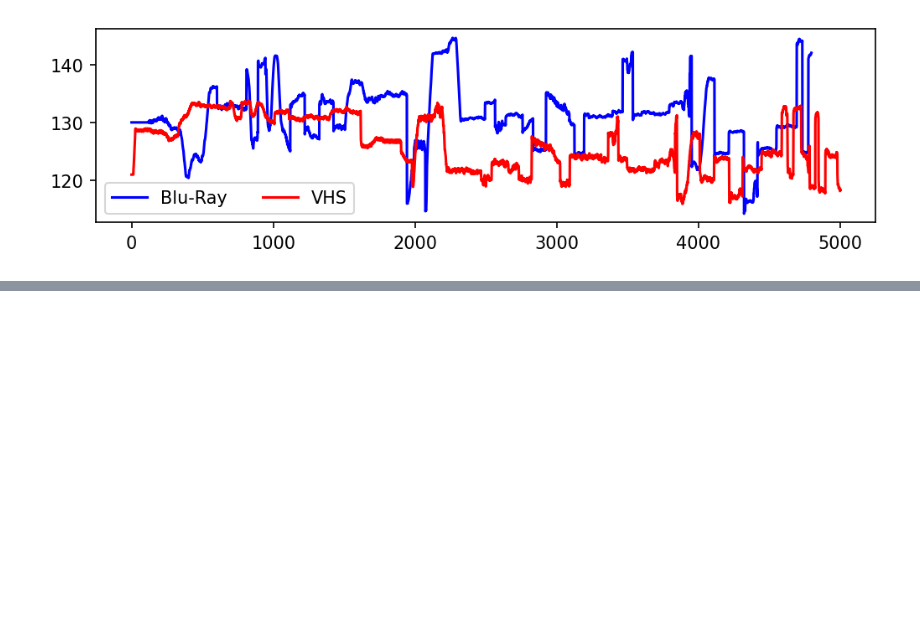
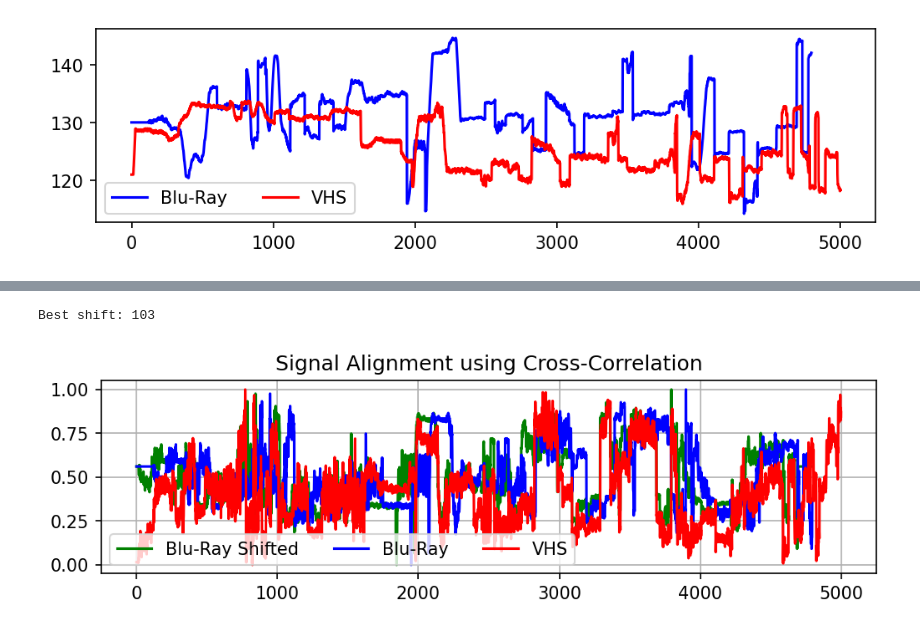
Before and after one commit to GeneralWatt/heidi-language-sync, a Jupyter notebook: Heidi.ipynb, the cells around one changed output, grey strips where cells are left out. Saved outputs shown, nothing was run; the diff lists cells and outputs as text; code cells hidden in the pictures; blank space fills up the shorter version.

```diff
--- a/Heidi.ipynb
+++ b/Heidi.ipynb
@@ -222,0 +259,28 @@ plt.legend(ncol=2)
+# %%
+br_sig_n = min_max_normalize(br_sig, axis=0)
+vhs_sig_n = min_max_normalize(vhs_sig, axis=0)
+
+# Compute cross-correlation
+corr = correlate(br_sig_n,vhs_sig_n, mode='full',)
+lags = np.arange(-len(vhs_sig_n)+1, len(br_sig_n))
+
+best_shift = lags[np.argmax(corr)]
+print(f"Best shift: {best_shift}")
+
+# Shift x accordingly (manual shifting)
+x_shifted = np.roll(br_sig_n, -best_shift)
+
+# Plotting
+plt.figure(figsize=(8,2))
+plt.plot(x_shifted,color='g',label="Blu-Ray Shifted")
+plt.plot(br_sig_n,color='b',label="Blu-Ray")
+plt.plot(vhs_sig_n,color='r',label="VHS")
+plt.legend(ncol=3)
+plt.title('Signal Alignment using Cross-Correlation')
+plt.grid(True)
+plt.show()
+
+#Dit lyk baie beter met die seine ge-normalize tussen 0 en 1
+# %% [output]
+Best shift: 103
+[figure, added]
```
Also changed, not shown: parts of 12 cells of this notebook.
